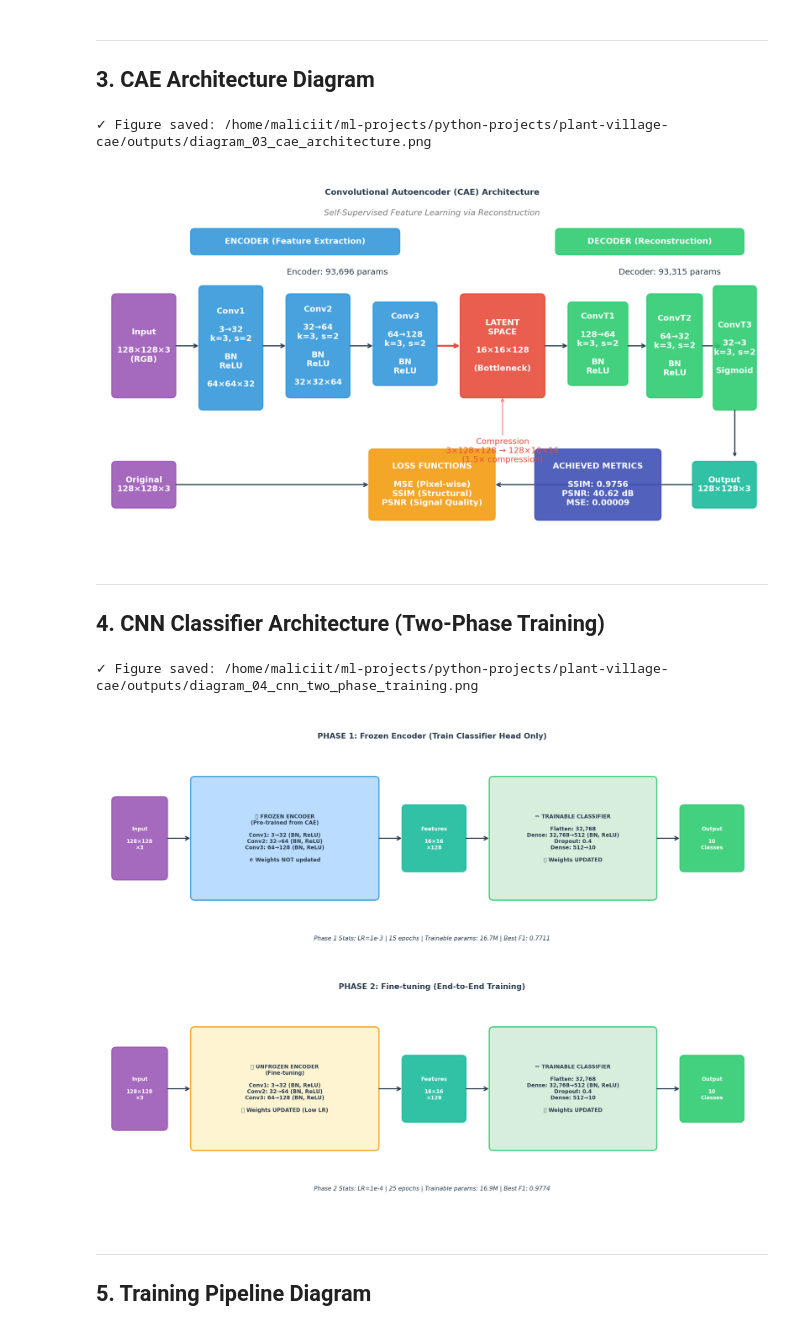
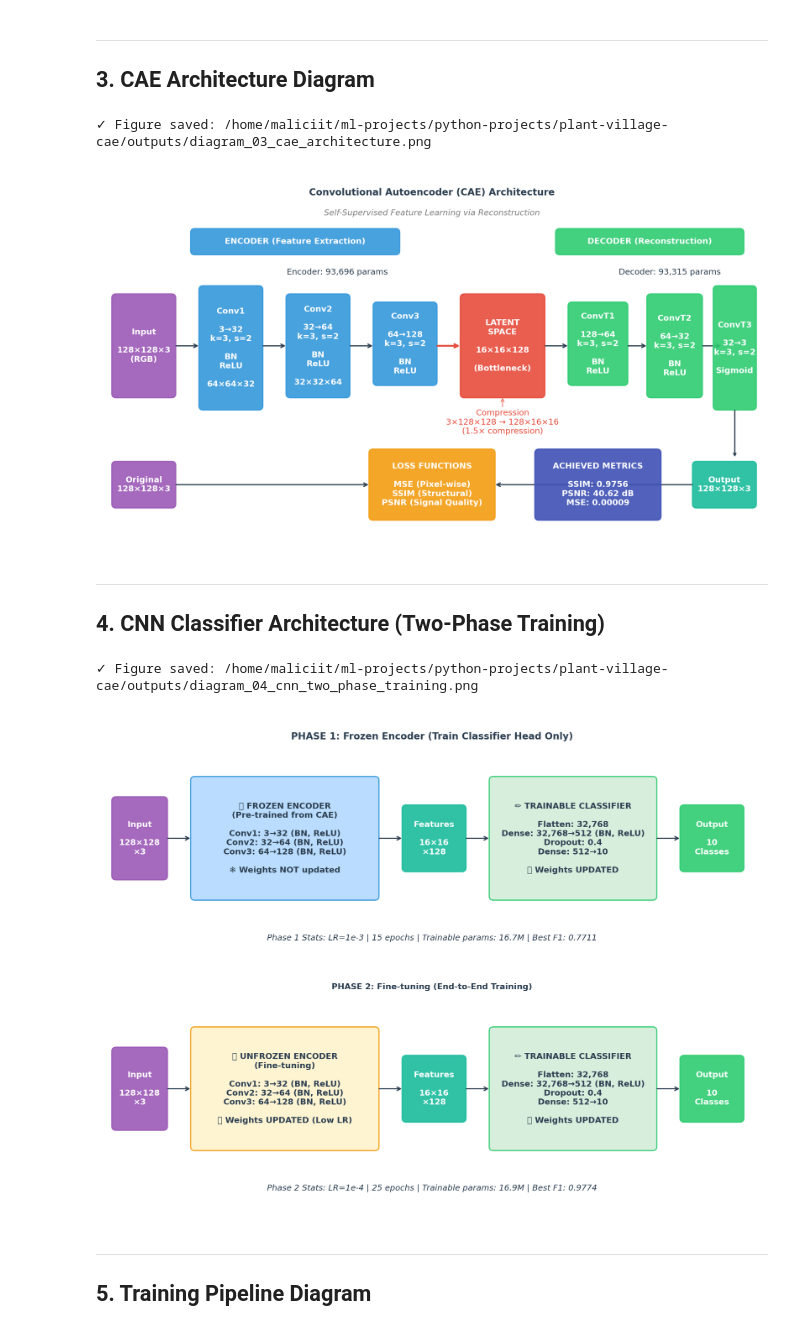
Before and after one commit to maliciit-sys/plant-village-cae, a Jupyter notebook: notebooks/06_Workflow_Diagrams.ipynb, the cells around one changed output. Drawn from its saved outputs; the diff is of its cells as text; code cells hidden in the pictures.

```diff
--- a/notebooks/06_Workflow_Diagrams.ipynb
+++ b/notebooks/06_Workflow_Diagrams.ipynb
@@ -369,7 +369,7 @@ ax.axis('off')
 
 # Title
 ax.text(8, 8.5, 'Convolutional Autoencoder (CAE) Architecture',
-        ha='center', va='center', fontsize=14, fontweight='bold', color=COLORS['dark'])
+        ha='center', va='center', fontsize=16, fontweight='bold', color=COLORS['dark'])
 ax.text(8, 8.0, 'Self-Supervised Feature Learning via Reconstruction',
         ha='center', va='center', fontsize=14, style='italic', color='gray')
 
@@ -448,7 +448,7 @@ draw_box(ax, 10.5, 0.5, 3.0, 1.7, 'ACHIEVED METRICS\n\nSSIM: 0.9756\nPSNR: 40.62
 # ===== Annotations =====
 # Compression ratio
 ax.annotate('Compression\n3×128×128 → 128×16×16\n(1.5× compression)',
-            xy=(9.7, 3.5), xytext=(9.7, 1.9),
+            xy=(9.7, 3.5), xytext=(9.7, 2.6),
             fontsize=14, ha='center', color=COLORS['accent'],
             arrowprops=dict(arrowstyle='->', color=COLORS['accent'], lw=1))
 
@@ -466,7 +466,7 @@ print(f"✓ Figure saved: {fig_path}")
 plt.show()
 # %% [output]
 ✓ Figure saved: /home/maliciit/ml-projects/python-projects/plant-village-cae/outputs/diagram_03_cae_architecture.png
-[figure, old version]
+[figure, new version]
 # %% [markdown]
 ---
 
@@ -486,10 +486,10 @@ ax1.axis('off')
 
 # Title
 ax1.text(8, 5.5, 'PHASE 1: Frozen Encoder (Train Classifier Head Only)',
-        ha='center', va='center', fontsize=13, fontweight='bold', color=COLORS['dark'])
+        ha='center', va='center', fontsize=16, fontweight='bold', color=COLORS['dark'])
 
 # Input
-draw_box(ax1, 0.3, 2.0, 1.3, 2.0, 'Input\n\n128×128\n×3', COLORS['purple'], fontsize=9)
+draw_box(ax1, 0.3, 2.0, 1.3, 2.0, 'Input\n\n128×128\n×3', COLORS['purple'], fontsize=14)
 
 # Frozen Encoder (with ice/lock symbol)
 draw_arrow(ax1, (1.6, 3.0), (2.2, 3.0), COLORS['dark'])
@@ -499,11 +499,11 @@ draw_box(ax1, 2.2, 1.5, 4.5, 3.0,
          'Conv2: 32→64 (BN, ReLU)\n'
          'Conv3: 64→128 (BN, ReLU)\n\n'
          '❄️ Weights NOT updated',
-         '#b3d9ff', text_color=COLORS['dark'], fontsize=9, edgecolor=COLORS['primary'])
+         '#b3d9ff', text_color=COLORS['dark'], fontsize=14, edgecolor=COLORS['primary'])
 
 # Feature output
 draw_arrow(ax1, (6.7, 3.0), (7.3, 3.0), COLORS['dark'])
-draw_box(ax1, 7.3, 2.2, 1.5, 1.6, 'Features\n\n16×16\n×128', COLORS['teal'], fontsize=9)
+draw_box(ax1, 7.3, 2.2, 1.5, 1.6, 'Features\n\n16×16\n×128', COLORS['teal'], fontsize=14)
 
 # Classifier Head
 draw_arrow(ax1, (8.8, 3.0), (9.4, 3.0), COLORS['dark'])
@@ -514,15 +514,15 @@ draw_box(ax1, 9.4, 1.5, 4.0, 3.0,
          'Dropout: 0.4\n'
          'Dense: 512→10\n\n'
          '✅ Weights UPDATED',
-         '#d4edda', text_color=COLORS['dark'], fontsize=9, edgecolor=COLORS['secondary'])
+         '#d4edda', text_color=COLORS['dark'], fontsize=14, edgecolor=COLORS['secondary'])
 
 # Output
 draw_arrow(ax1, (13.4, 3.0), (14.0, 3.0), COLORS['dark'])
-draw_box(ax1, 14.0, 2.2, 1.5, 1.6, 'Output\n\n10\nClasses', COLORS['secondary'], fontsize=9)
+draw_box(ax1, 14.0, 2.2, 1.5, 1.6, 'Output\n\n10\nClasses', COLORS['secondary'], fontsize=14)
 
 # Phase 1 stats
 ax1.text(8, 0.5, 'Phase 1 Stats: LR=1e-3 | 15 epochs | Trainable params: 16.7M | Best F1: 0.7711',
-        ha='center', fontsize=10, color=COLORS['dark'], style='italic')
+        ha='center', fontsize=14, color=COLORS['dark'], style='italic')
 
 # ===== PHASE 2: UNFROZEN ENCODER =====
 ax2 = axes[1]
@@ -532,10 +532,10 @@ ax2.axis('off')
 
 # Title
 ax2.text(8, 5.5, 'PHASE 2: Fine-tuning (End-to-End Training)',
-        ha='center', va='center', fontsize=13, fontweight='bold', color=COLORS['dark'])
+        ha='center', va='center', fontsize=14, fontweight='bold', color=COLORS['dark'])
 
 # Input
-draw_box(ax2, 0.3, 2.0, 1.3, 2.0, 'Input\n\n128×128\n×3', COLORS['purple'], fontsize=9)
+draw_box(ax2, 0.3, 2.0, 1.3, 2.0, 'Input\n\n128×128\n×3', COLORS['purple'], fontsize=14)
 
 # Unfrozen Encoder
 draw_arrow(ax2, (1.6, 3.0), (2.2, 3.0), COLORS['dark'])
@@ -545,42 +545,42 @@ draw_box(ax2, 2.2, 1.5, 4.5, 3.0,
          'Conv2: 32→64 (BN, ReLU)\n'
          'Conv3: 64→128 (BN, ReLU)\n\n'
          '✅ Weights UPDATED (Low LR)',
-         '#fff3cd', text_color=COLORS['dark'], fontsize=9, edgecolor=COLORS['warning'])
+         '#fff3cd', text_color=COLORS['dark'], fontsize=14, edgecolor=COLORS['warning'])
 
 # Feature output
 draw_arrow(ax2, (6.7, 3.0), (7.3, 3.0), COLORS['dark'])
-draw_box(ax2, 7.3, 2.2, 1.5, 1.6, 'Features\n\n16×16\n×128', COLORS['teal'], fontsize=9)
+draw_box(ax2, 7.3, 2.2, 1.5, 1.6, 'Features\n\n16×16\n×128', COLORS['teal'], fontsize=14)
 
 # Classifier Head
 draw_arrow(ax2, (8.8, 3.0), (9.4, 3.0), COLORS['dark'])
 draw_box(ax2, 9.4, 1.5, 4.0, 3.0,
          '✏️ TRAINABLE CLASSIFIER\n\n'
          'Flatten: 32,768\n'
          'Dense: 32,768→512 (BN, ReLU)\n'
          'Dropout: 0.4\n'
          'Dense: 512→10\n\n'
          '✅ Weights UPDATED',
-         '#d4edda', text_color=COLORS['dark'], fontsize=9, edgecolor=COLORS['secondary'])
+         '#d4edda', text_color=COLORS['dark'], fontsize=14, edgecolor=COLORS['secondary'])
 
 # Output
 draw_arrow(ax2, (13.4, 3.0), (14.0, 3.0), COLORS['dark'])
-draw_box(ax2, 14.0, 2.2, 1.5, 1.6, 'Output\n\n10\nClasses', COLORS['secondary'], fontsize=9)
+draw_box(ax2, 14.0, 2.2, 1.5, 1.6, 'Output\n\n10\nClasses', COLORS['secondary'], fontsize=14)
 
 # Phase 2 stats
 ax2.text(8, 0.5, 'Phase 2 Stats: LR=1e-4 | 25 epochs | Trainable params: 16.9M | Best F1: 0.9774',
-        ha='center', fontsize=10, color=COLORS['dark'], style='italic')
+        ha='center', fontsize=14, color=COLORS['dark'], style='italic')
 
 plt.tight_layout()
 
 # Save
 fig_path = OUTPUT_PATH / 'diagram_04_cnn_two_phase_training.png'
 plt.savefig(fig_path, dpi=300, bbox_inches='tight', facecolor='white')
 print(f"✓ Figure saved: {fig_path}")
 
 plt.show()
 # %% [output]
 ✓ Figure saved: /home/maliciit/ml-projects/python-projects/plant-village-cae/outputs/diagram_04_cnn_two_phase_training.png
-[figure, old version]
+[figure, new version]
 # %% [markdown]
 ---
 
```
Also changed, not shown: parts of 8 cells of this notebook, 9 other files.
